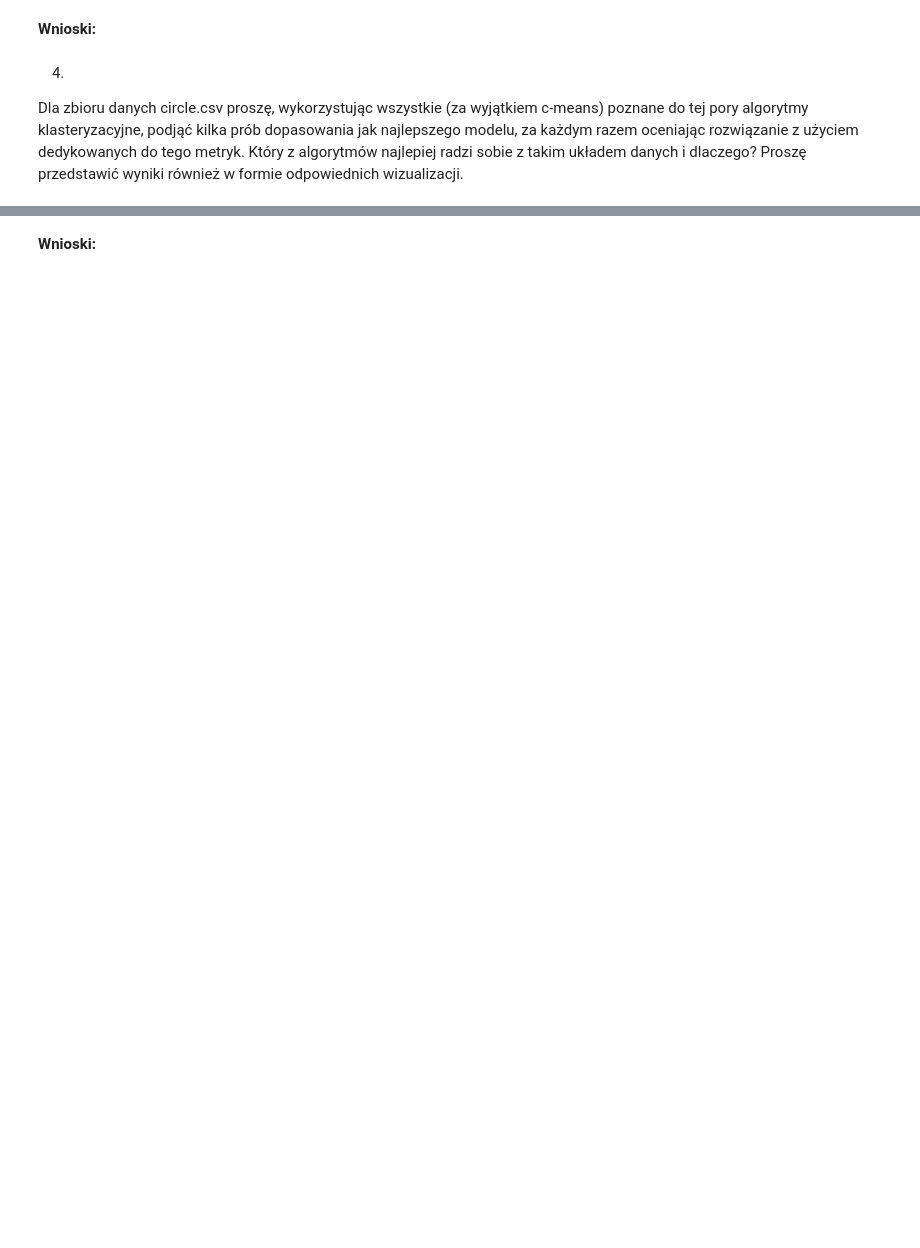
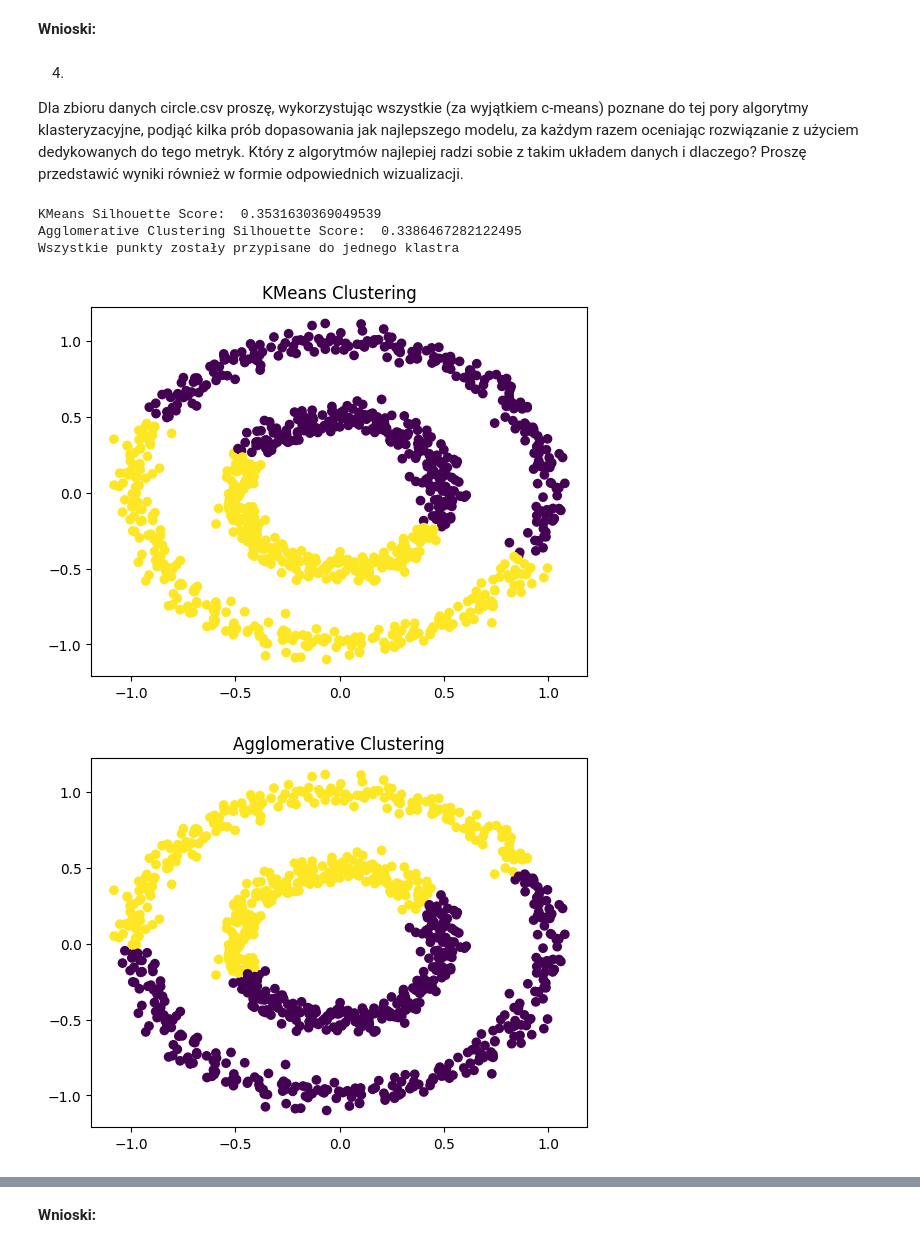
Before and after one commit to AleksanderSieklinski/Computational-Intelligence-Methods, a Jupyter notebook: lab07/lab7.ipynb, the cells around one changed output, grey strips where cells are left out. Drawn from its saved outputs; the diff is of its cells as text; code cells hidden in the pictures; blank space fills up the shorter version.

```diff
--- a/lab07/lab7.ipynb
+++ b/lab07/lab7.ipynb
@@ -34,3 +143,37 @@ Z użyciem algorytmu fuzzy clustering proszę zaproponować model dla podanego p
 4.
 
 Dla zbioru danych circle.csv proszę, wykorzystując wszystkie (za wyjątkiem c-means) poznane do tej pory algorytmy klasteryzacyjne, podjąć kilka prób dopasowania jak najlepszego modelu, za każdym razem oceniając rozwiązanie z użyciem dedykowanych do tego metryk. Który z algorytmów najlepiej radzi sobie z takim układem danych i dlaczego? Proszę przedstawić wyniki również w formie odpowiednich wizualizacji.
+# %%
+import pandas as pd
+from sklearn.cluster import KMeans, AgglomerativeClustering, DBSCAN
+from sklearn.metrics import silhouette_score
+import matplotlib.pyplot as plt
+
+df = pd.read_csv('circle.csv')
+kmeans = KMeans(n_clusters=2, init='k-means++', max_iter=300, n_init=10, random_state=0)
+pred_y_kmeans = kmeans.fit_predict(df)
+print('KMeans Silhouette Score: ', silhouette_score(df, pred_y_kmeans))
+agg_clustering = AgglomerativeClustering(n_clusters=2)
+pred_y_agg = agg_clustering.fit_predict(df)
+print('Agglomerative Clustering Silhouette Score: ', silhouette_score(df, pred_y_agg))
+dbscan = DBSCAN(eps=0.5)
+pred_y_dbscan = dbscan.fit_predict(df)
+if len(set(pred_y_dbscan)) > 1:
+    print('DBSCAN Silhouette Score: ', silhouette_score(df, pred_y_dbscan))
+else:
+    print('Wszystkie punkty zostały przypisane do jednego klastra')
+plt.scatter(df['x1'], df['x2'], c=pred_y_kmeans)
+plt.title('KMeans Clustering')
+plt.show()
+plt.scatter(df['x1'], df['x2'], c=pred_y_agg)
+plt.title('Agglomerative Clustering')
+plt.show()
+plt.scatter(df['x1'], df['x2'], c=pred_y_dbscan)
+plt.title('DBSCAN')
+plt.show()
+# %% [output]
+KMeans Silhouette Score:  0.3531630369049539
+Agglomerative Clustering Silhouette Score:  0.3386467282122495
+Wszystkie punkty zostały przypisane do jednego klastra
+[figure, added]
+[figure, added]
```
Also changed, not shown: parts of 4 cells of this notebook, 3 other files.
